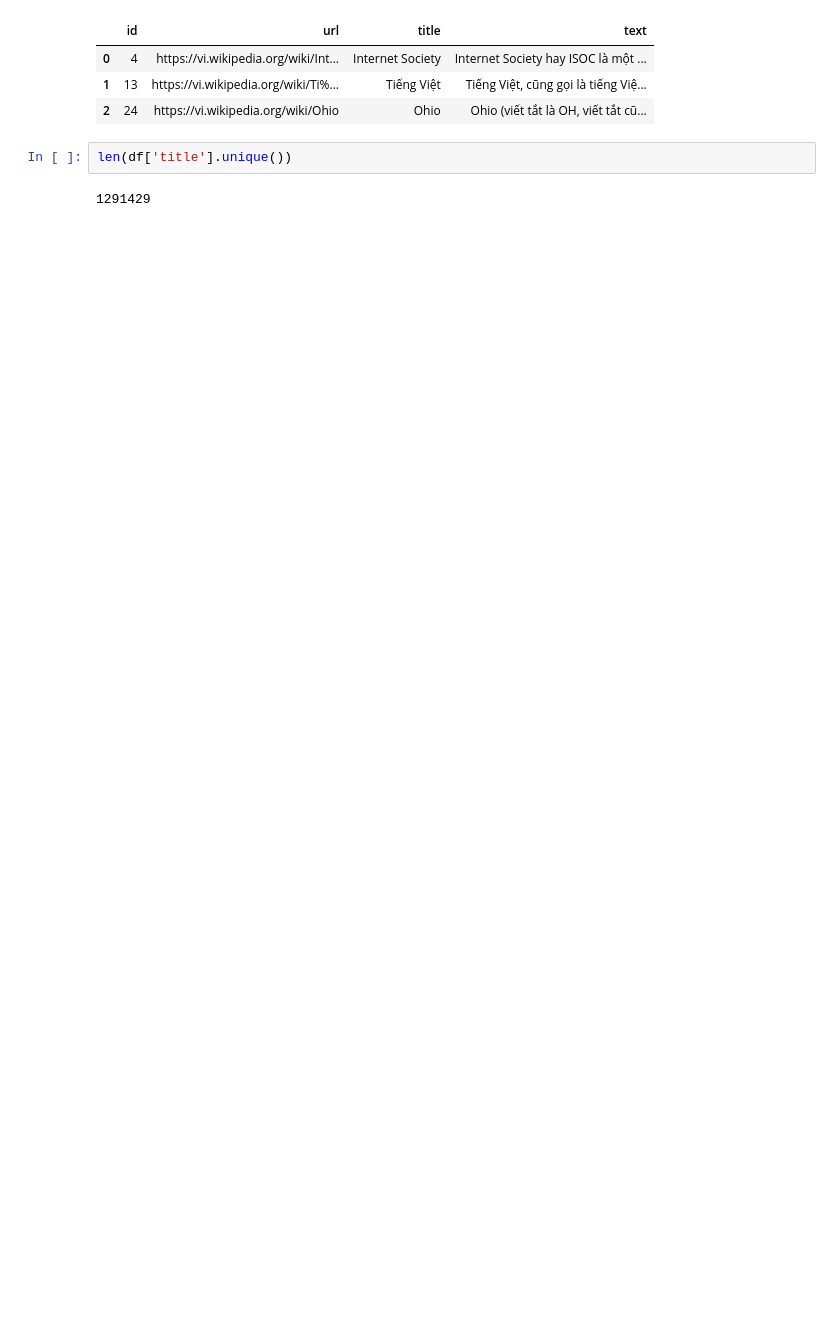
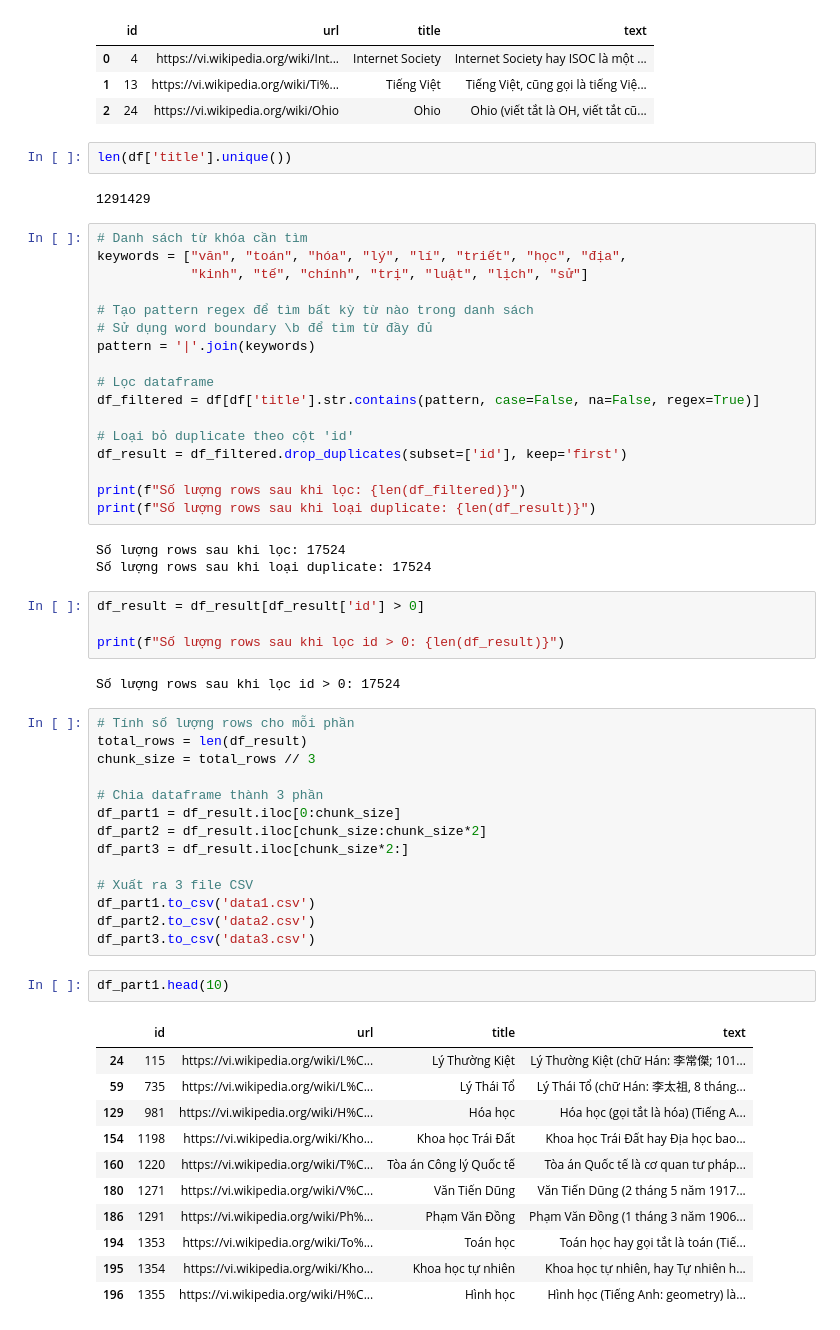
Before and after one commit to LeNguyenAnhKhoa/vnpt-hackathon2025, a Jupyter notebook: vectorDB/test.ipynb, the cells around one changed output. Cells and saved outputs as stored; diff of their text form; blank space fills up the shorter version.

```diff
--- a/vectorDB/test.ipynb
+++ b/vectorDB/test.ipynb
@@ -12,3 +11,57 @@ df.head(3)
 len(df['title'].unique())
 # %% [output]
 1291429
+# %%
+# Danh sách từ khóa cần tìm
+keywords = ["văn", "toán", "hóa", "lý", "lí", "triết", "học", "địa",
+            "kinh", "tế", "chính", "trị", "luật", "lịch", "sử"]
+
+# Tạo pattern regex để tìm bất kỳ từ nào trong danh sách
+# Sử dụng word boundary \b để tìm từ đầy đủ
+pattern = '|'.join(keywords)
+
+# Lọc dataframe
+df_filtered = df[df['title'].str.contains(pattern, case=False, na=False, regex=True)]
+
+# Loại bỏ duplicate theo cột 'id'
+df_result = df_filtered.drop_duplicates(subset=['id'], keep='first')
+
+print(f"Số lượng rows sau khi lọc: {len(df_filtered)}")
+print(f"Số lượng rows sau khi loại duplicate: {len(df_result)}")
+# %% [output]
+Số lượng rows sau khi lọc: 17524
+Số lượng rows sau khi loại duplicate: 17524
+# %%
+df_result = df_result[df_result['id'] > 0]
+
+print(f"Số lượng rows sau khi lọc id > 0: {len(df_result)}")
+# %% [output]
+Số lượng rows sau khi lọc id > 0: 17524
+# %%
+# Tính số lượng rows cho mỗi phần
+total_rows = len(df_result)
+chunk_size = total_rows // 3
+
+# Chia dataframe thành 3 phần
+df_part1 = df_result.iloc[0:chunk_size]
+df_part2 = df_result.iloc[chunk_size:chunk_size*2]
+df_part3 = df_result.iloc[chunk_size*2:]
+
+# Xuất ra 3 file CSV
+df_part1.to_csv('data1.csv')
+df_part2.to_csv('data2.csv')
+df_part3.to_csv('data3.csv')
+# %%
+df_part1.head(10)
+# %% [output]
+|  | id | url | title | text |
+| 24 | 115 | https://vi.wikipedia.org/wiki/L%C... | Lý Thường Kiệt | Lý Thường Kiệt (chữ Hán: 李常傑; 101... |
+| 59 | 735 | https://vi.wikipedia.org/wiki/L%C... | Lý Thái Tổ | Lý Thái Tổ (chữ Hán: 李太祖, 8 tháng... |
+| 129 | 981 | https://vi.wikipedia.org/wiki/H%C... | Hóa học | Hóa học (gọi tắt là hóa) (Tiếng A... |
+| 154 | 1198 | https://vi.wikipedia.org/wiki/Kho... | Khoa học Trái Đất | Khoa học Trái Đất hay Địa học bao... |
+| 160 | 1220 | https://vi.wikipedia.org/wiki/T%C... | Tòa án Công lý Quốc tế | Tòa án Quốc tế là cơ quan tư pháp... |
+| 180 | 1271 | https://vi.wikipedia.org/wiki/V%C... | Văn Tiến Dũng | Văn Tiến Dũng (2 tháng 5 năm 1917... |
+| 186 | 1291 | https://vi.wikipedia.org/wiki/Ph%... | Phạm Văn Đồng | Phạm Văn Đồng (1 tháng 3 năm 1906... |
+| 194 | 1353 | https://vi.wikipedia.org/wiki/To%... | Toán học | Toán học hay gọi tắt là toán (Tiế... |
+| 195 | 1354 | https://vi.wikipedia.org/wiki/Kho... | Khoa học tự nhiên | Khoa học tự nhiên, hay Tự nhiên h... |
+| 196 | 1355 | https://vi.wikipedia.org/wiki/H%C... | Hình học | Hình học (Tiếng Anh: geometry) là... |
```
Also changed, not shown: parts of 1 cell of this notebook, 11 other files.
